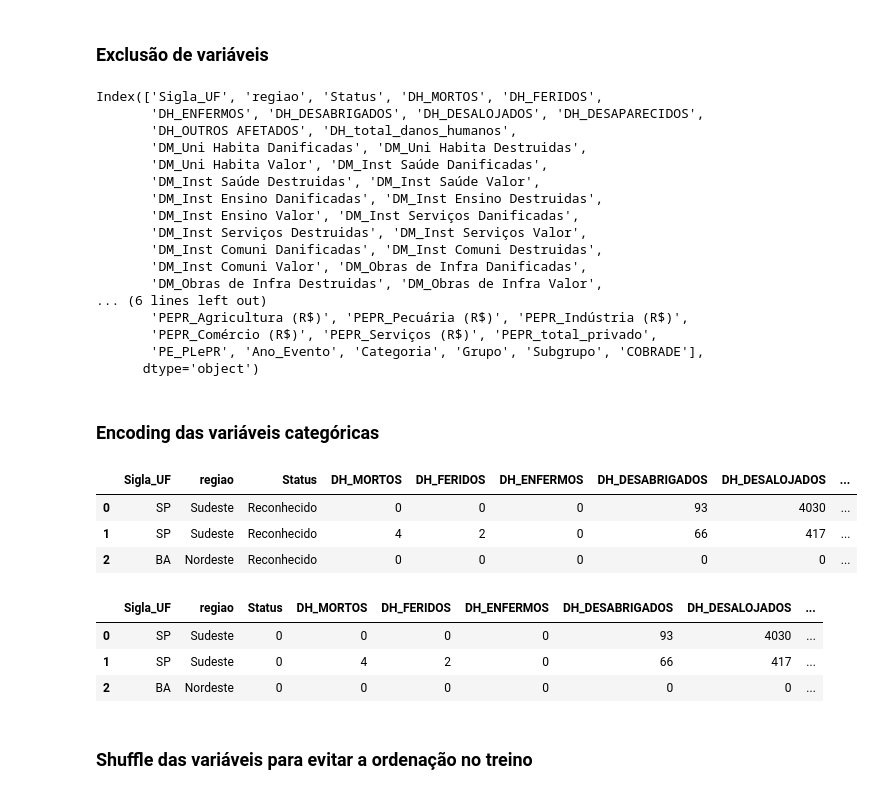
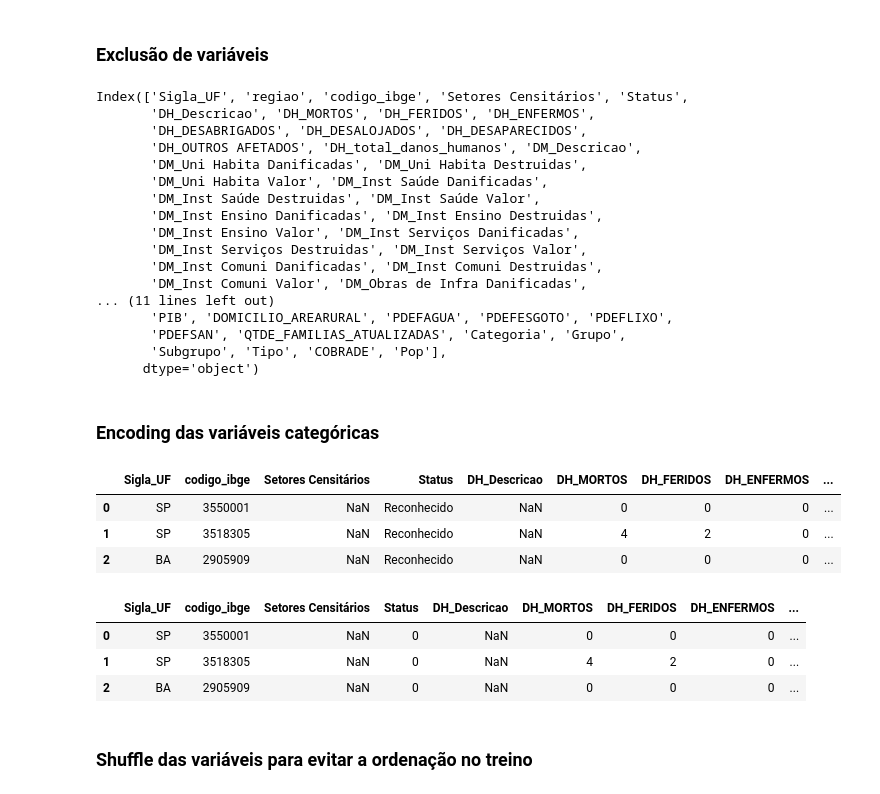
Before and after one commit to brunagmoura/previsaoreconhecimento, a Jupyter notebook: mynewbook/_build/jupyter_execute/Pré processamento.ipynb, the cells around one changed output. Drawn from its saved outputs; the diff is of its cells as text; code cells hidden in the pictures.

```diff
--- a/mynewbook/_build/jupyter_execute/Pré processamento.ipynb
+++ b/mynewbook/_build/jupyter_execute/Pré processamento.ipynb
@@ -69,18 +69,20 @@ estilo_tabelas(df_eventos.head(5))
 # Excluir variáveis que não serão adicionadas ao modelo
 
 df_eventos = df_eventos.drop(
-    ['Protocolo_S2iD', 'Nome_Municipio', 'Data_Registro', 'Data_Evento', 'codigo_ibge'], axis=1)
+    ['Protocolo_S2iD', 'Nome_Municipio', 'Data_Registro', 'Data_Evento'], axis=1)
 # %%
-#Excluir colunas que tenham mais do que 5% de dados ausentes
+#Excluir variáveis com mais de 50% de dados ausentes (consultar "Análise exploratória de dados - Dados ausentes")
+
 df_na_counts = df_eventos.isna().sum().reset_index().rename(columns={0: 'Qtde. dados ausentes', 'index': 'Variável'})
 df_na_counts['% de dados ausentes'] = (df_na_counts['Qtde. dados ausentes'] / len(df_eventos)) * 100
-colunas_mantidas = df_na_counts[df_na_counts['% de dados ausentes'] < 5]['Variável']
+colunas_mantidas = df_na_counts[df_na_counts['% de dados ausentes'] < 50]['Variável']
 df_eventos = df_eventos[colunas_mantidas]
 print(df_eventos.columns)
 # %% [output]
-Index(['Sigla_UF', 'regiao', 'Status', 'DH_MORTOS', 'DH_FERIDOS',
-       'DH_ENFERMOS', 'DH_DESABRIGADOS', 'DH_DESALOJADOS', 'DH_DESAPARECIDOS',
-       'DH_OUTROS AFETADOS', 'DH_total_danos_humanos',
+Index(['Sigla_UF', 'regiao', 'codigo_ibge', 'Setores Censitários', 'Status',
+       'DH_Descricao', 'DH_MORTOS', 'DH_FERIDOS', 'DH_ENFERMOS',
+       'DH_DESABRIGADOS', 'DH_DESALOJADOS', 'DH_DESAPARECIDOS',
+       'DH_OUTROS AFETADOS', 'DH_total_danos_humanos', 'DM_Descricao',
        'DM_Uni Habita Danificadas', 'DM_Uni Habita Destruidas',
        'DM_Uni Habita Valor', 'DM_Inst Saúde Danificadas',
        'DM_Inst Saúde Destruidas', 'DM_Inst Saúde Valor',
@@ -89,38 +91,37 @@ Index(['Sigla_UF', 'regiao', 'Status', 'DH_MORTOS', 'DH_FERIDOS',
        'DM_Inst Serviços Destruidas', 'DM_Inst Serviços Valor',
        'DM_Inst Comuni Danificadas', 'DM_Inst Comuni Destruidas',
        'DM_Inst Comuni Valor', 'DM_Obras de Infra Danificadas',
-       'DM_Obras de Infra Destruidas', 'DM_Obras de Infra Valor',
-... (6 lines left out)
-       'PEPR_Agricultura (R$)', 'PEPR_Pecuária (R$)', 'PEPR_Indústria (R$)',
-       'PEPR_Comércio (R$)', 'PEPR_Serviços (R$)', 'PEPR_total_privado',
-       'PE_PLePR', 'Ano_Evento', 'Categoria', 'Grupo', 'Subgrupo', 'COBRADE'],
+... (11 lines left out)
+       'PIB', 'DOMICILIO_AREARURAL', 'PDEFAGUA', 'PDEFESGOTO', 'PDEFLIXO',
+       'PDEFSAN', 'QTDE_FAMILIAS_ATUALIZADAS', 'Categoria', 'Grupo',
+       'Subgrupo', 'Tipo', 'COBRADE', 'Pop'],
       dtype='object')
 # %% [markdown]
 ### Encoding das variáveis categóricas
 # %%
 encoder = OneHotEncoder(sparse_output=False, drop=None)
-categorias = ['Subgrupo', 'Categoria', 'Grupo']
+categorias = ['regiao', 'Subgrupo', 'Categoria', 'Grupo']
 one_hot_encoded = encoder.fit_transform(df_eventos[categorias])
 
 one_hot_df = pd.DataFrame(one_hot_encoded, columns=encoder.get_feature_names_out(categorias))
 
 df_eventos = pd.concat([df_eventos.drop(columns=categorias), one_hot_df], axis=1)
 
 df_eventos.head(3)
 # %% [output]
-|  | Sigla_UF | regiao | Status | DH_MORTOS | DH_FERIDOS | DH_ENFERMOS | DH_DESABRIGADOS | DH_DESALOJADOS | ... |
-| 0 | SP | Sudeste | Reconhecido | 0 | 0 | 0 | 93 | 4030 | ... |
-| 1 | SP | Sudeste | Reconhecido | 4 | 2 | 0 | 66 | 417 | ... |
-| 2 | BA | Nordeste | Reconhecido | 0 | 0 | 0 | 0 | 0 | ... |
+|  | Sigla_UF | codigo_ibge | Setores Censitários | Status | DH_Descricao | DH_MORTOS | DH_FERIDOS | DH_ENFERMOS | ... |
+| 0 | SP | 3550001 | NaN | Reconhecido | NaN | 0 | 0 | 0 | ... |
+| 1 | SP | 3518305 | NaN | Reconhecido | NaN | 4 | 2 | 0 | ... |
+| 2 | BA | 2905909 | NaN | Reconhecido | NaN | 0 | 0 | 0 | ... |
 # %%
 df_eventos['Status'] = df_eventos['Status'].map({'Reconhecido': 0, 'Não reconhecido': 1})
 # %%
 df_eventos.head(3)
 # %% [output]
-|  | Sigla_UF | regiao | Status | DH_MORTOS | DH_FERIDOS | DH_ENFERMOS | DH_DESABRIGADOS | DH_DESALOJADOS | ... |
-| 0 | SP | Sudeste | 0 | 0 | 0 | 0 | 93 | 4030 | ... |
-| 1 | SP | Sudeste | 0 | 4 | 2 | 0 | 66 | 417 | ... |
-| 2 | BA | Nordeste | 0 | 0 | 0 | 0 | 0 | 0 | ... |
+|  | Sigla_UF | codigo_ibge | Setores Censitários | Status | DH_Descricao | DH_MORTOS | DH_FERIDOS | DH_ENFERMOS | ... |
+| 0 | SP | 3550001 | NaN | 0 | NaN | 0 | 0 | 0 | ... |
+| 1 | SP | 3518305 | NaN | 0 | NaN | 4 | 2 | 0 | ... |
+| 2 | BA | 2905909 | NaN | 0 | NaN | 0 | 0 | 0 | ... |
 # %% [markdown]
 ### Shuffle das variáveis para evitar a ordenação no treino
 # %%
```
Also changed, not shown: parts of 1 cell of this notebook, 23 other files.
